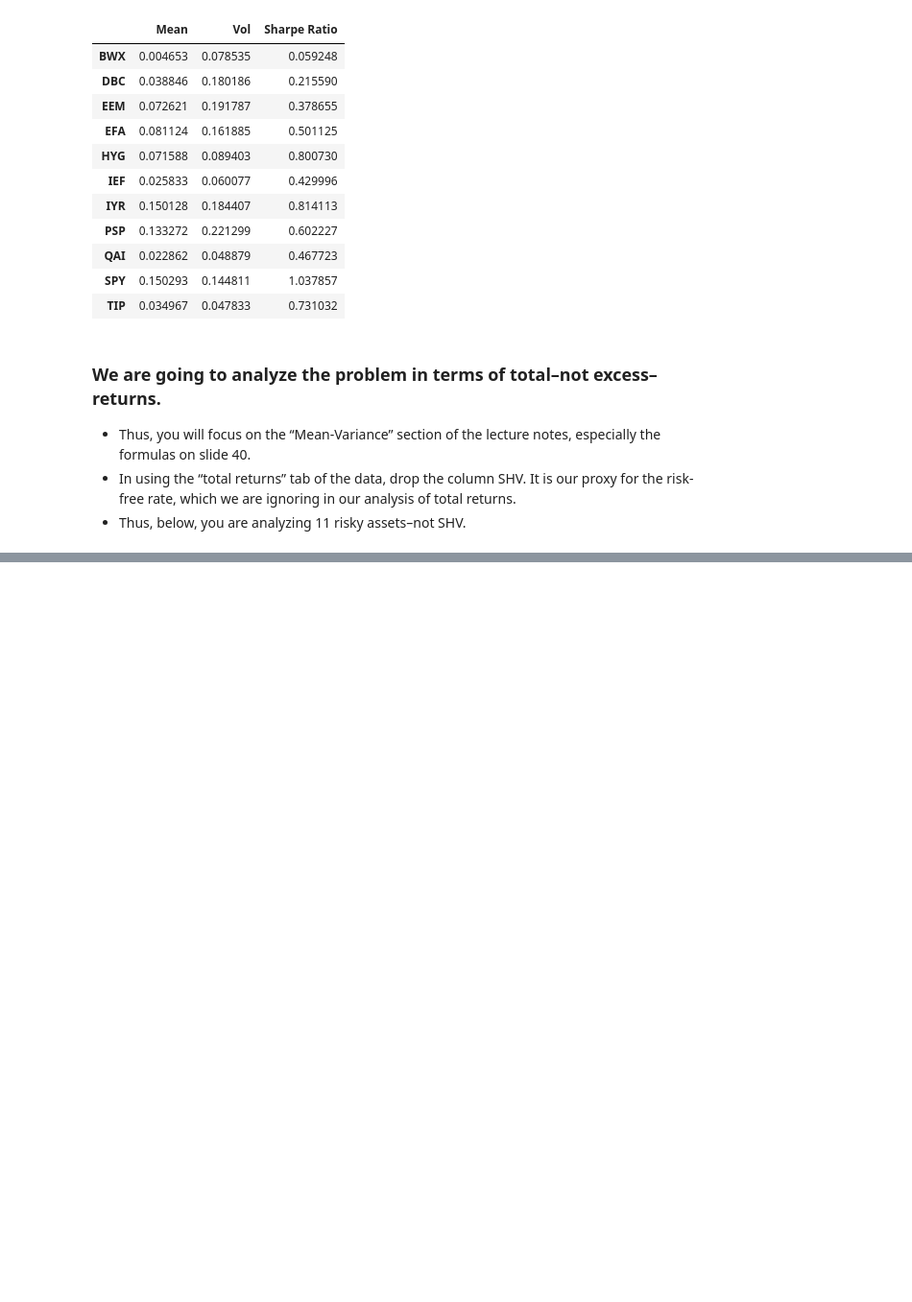
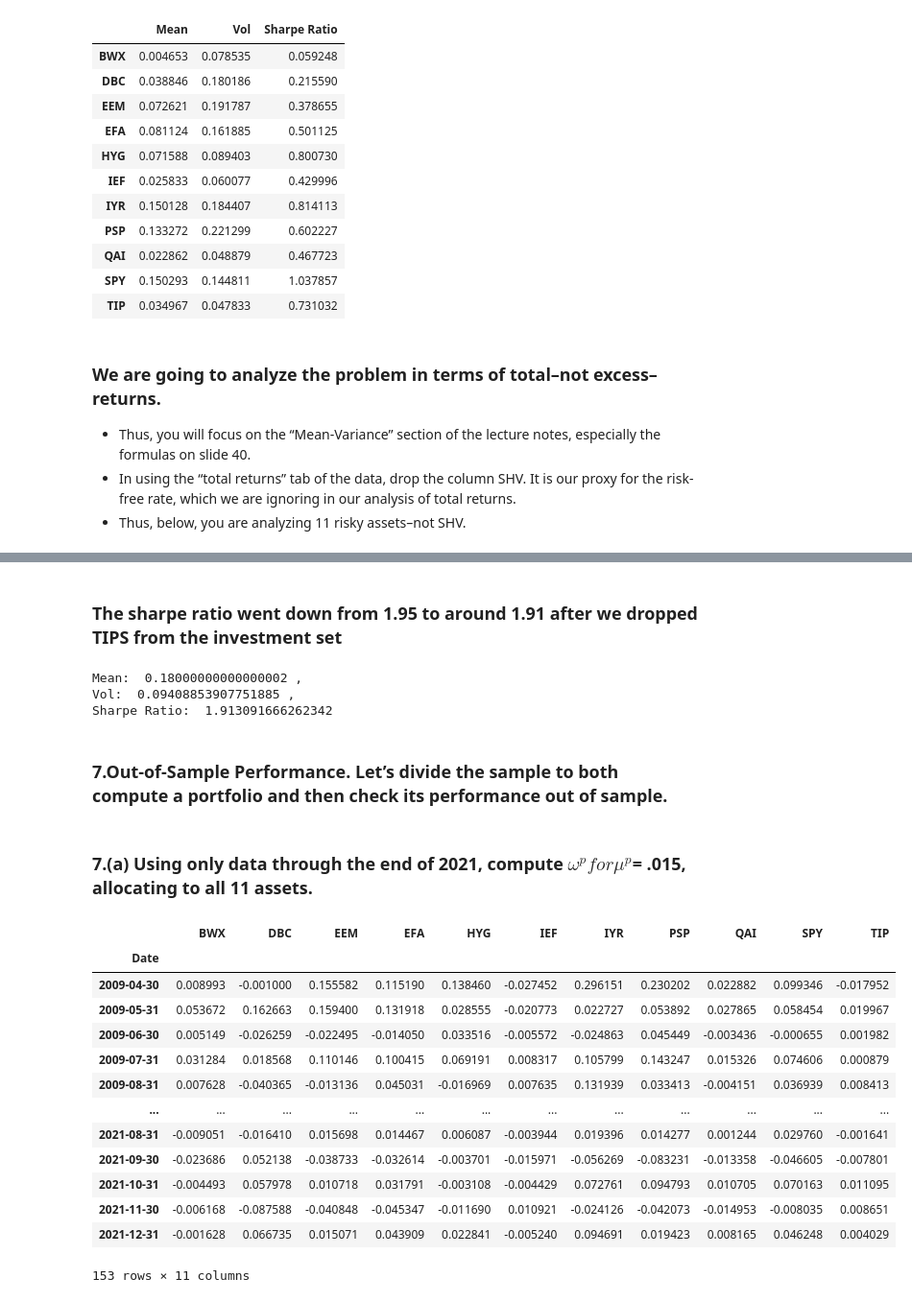
Before and after one commit to alanwake47/finm-36700-portfolio, a Jupyter notebook: week1_hw/workbook_hw1.ipynb, the cells around one changed output, grey strips where cells are left out. Shown at 96% size. Cells and saved outputs as stored; diff of their text form; code cells hidden in the pictures; blank space fills up the shorter version.

```diff
--- a/week1_hw/workbook_hw1.ipynb
+++ b/week1_hw/workbook_hw1.ipynb
@@ -259,0 +413,44 @@ corr.max().max()
+# %% [markdown]
+### The sharpe ratio went down from 1.95 to around 1.91 after we dropped TIPS from the investment set
+# %%
+ret_tips = ret.drop(['TIP'], axis=1)
+ret_tips.shape
+omega_v_tips = min_variance_portfolio(ret_tips)
+omega_t_tips = tangency_portfolio(ret_tips)
+delta_tips = (mean_target - ret_tips.mean().T @ omega_v_tips) / (ret_tips.mean().T @ omega_t_tips - ret_tips.mean().T @ omega_v_tips)
+omega_p_tips = omega_v_tips + delta_tips * (omega_t_tips - omega_v_tips)
+
+portfolio_stats(ret_tips, omega_p_tips)
+# %% [output]
+Mean:  0.18000000000000002 ,
+Vol:  0.09408853907751885 ,
+Sharpe Ratio:  1.913091666262342
+# %% [markdown]
+### 7.Out-of-Sample Performance. Let’s divide the sample to both compute a portfolio and then check its performance out of sample.
+# %% [markdown]
+### 7.(a) Using only data through the end of 2021, compute $\omega^p for μ^p $= .015, allocating to all 11 assets.
+# %%
+ret_2021 = pd.read_excel('multi_asset_etf_data.xlsx',2)
+ret_2021.set_index('Date', inplace=True)
+del ret_2021['SHV']
+
+ret_2021.index = pd.to_datetime(ret_2021.index)
+#remove the rows above 2022-01-01
+
+ret_2021 = ret_2021[ret_2021.index < '2022-01-01']
+ret_2021
+# %% [output]
+|  | BWX | DBC | EEM | EFA | HYG | IEF | IYR | PSP | QAI | SPY | TIP |
+| Date |  |  |  |  |  |  |  |  |  |  |  |
+| 2009-04-30 | 0.008993 | -0.001000 | 0.155582 | 0.115190 | 0.138460 | -0.027452 | 0.296151 | 0.230202 | 0.022882 | 0.099346 | -0.017952 |
+| 2009-05-31 | 0.053672 | 0.162663 | 0.159400 | 0.131918 | 0.028555 | -0.020773 | 0.022727 | 0.053892 | 0.027865 | 0.058454 | 0.019967 |
+| 2009-06-30 | 0.005149 | -0.026259 | -0.022495 | -0.014050 | 0.033516 | -0.005572 | -0.024863 | 0.045449 | -0.003436 | -0.000655 | 0.001982 |
+| 2009-07-31 | 0.031284 | 0.018568 | 0.110146 | 0.100415 | 0.069191 | 0.008317 | 0.105799 | 0.143247 | 0.015326 | 0.074606 | 0.000879 |
+| 2009-08-31 | 0.007628 | -0.040365 | -0.013136 | 0.045031 | -0.016969 | 0.007635 | 0.131939 | 0.033413 | -0.004151 | 0.036939 | 0.008413 |
+| ... | ... | ... | ... | ... | ... | ... | ... | ... | ... | ... | ... |
+| 2021-08-31 | -0.009051 | -0.016410 | 0.015698 | 0.014467 | 0.006087 | -0.003944 | 0.019396 | 0.014277 | 0.001244 | 0.029760 | -0.001641 |
+| 2021-09-30 | -0.023686 | 0.052138 | -0.038733 | -0.032614 | -0.003701 | -0.015971 | -0.056269 | -0.083231 | -0.013358 | -0.046605 | -0.007801 |
+| 2021-10-31 | -0.004493 | 0.057978 | 0.010718 | 0.031791 | -0.003108 | -0.004429 | 0.072761 | 0.094793 | 0.010705 | 0.070163 | 0.011095 |
+| 2021-11-30 | -0.006168 | -0.087588 | -0.040848 | -0.045347 | -0.011690 | 0.010921 | -0.024126 | -0.042073 | -0.014953 | -0.008035 | 0.008651 |
+| 2021-12-31 | -0.001628 | 0.066735 | 0.015071 | 0.043909 | 0.022841 | -0.005240 | 0.094691 | 0.019423 | 0.008165 | 0.046248 | 0.004029 |
+153 rows × 11 columns
```
Also changed, not shown: parts of 69 cells of this notebook, 1 other file.
